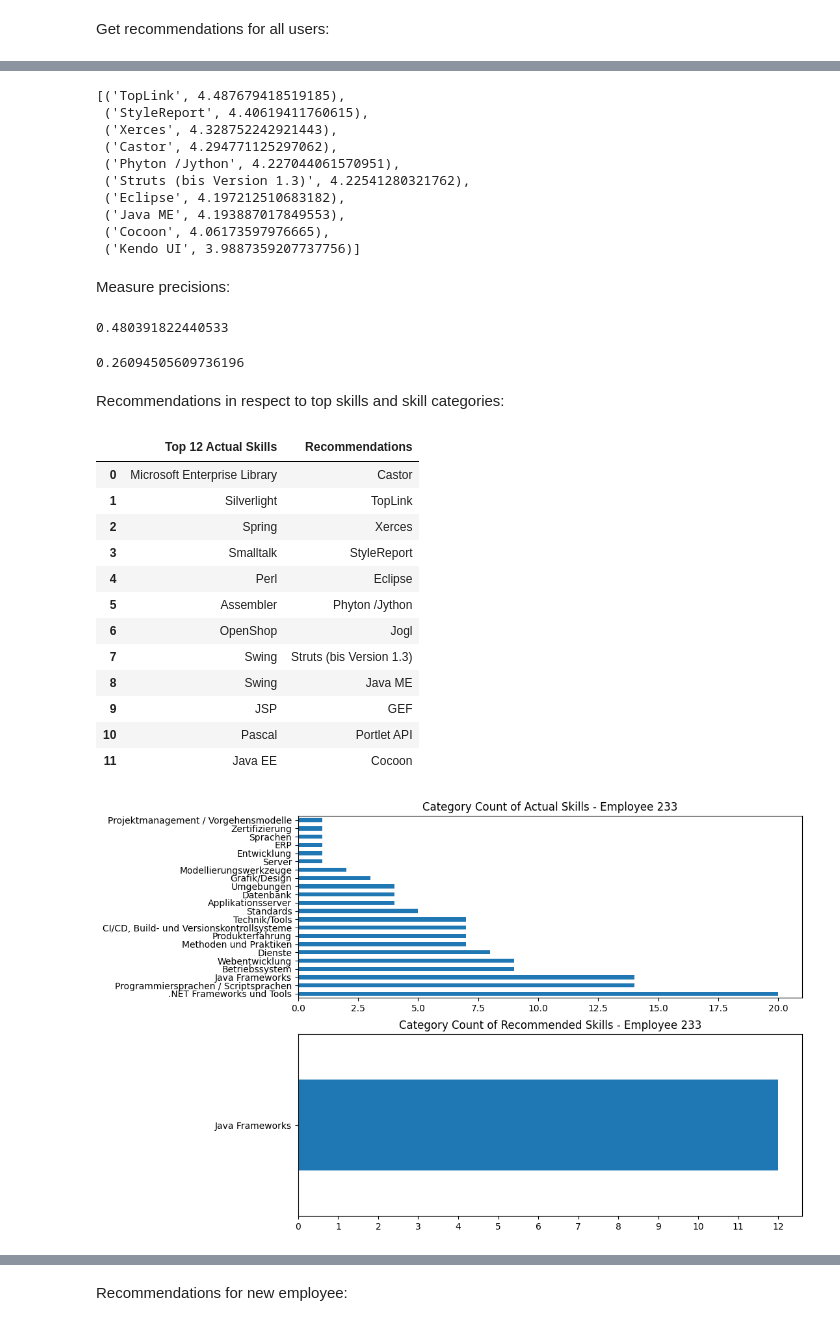
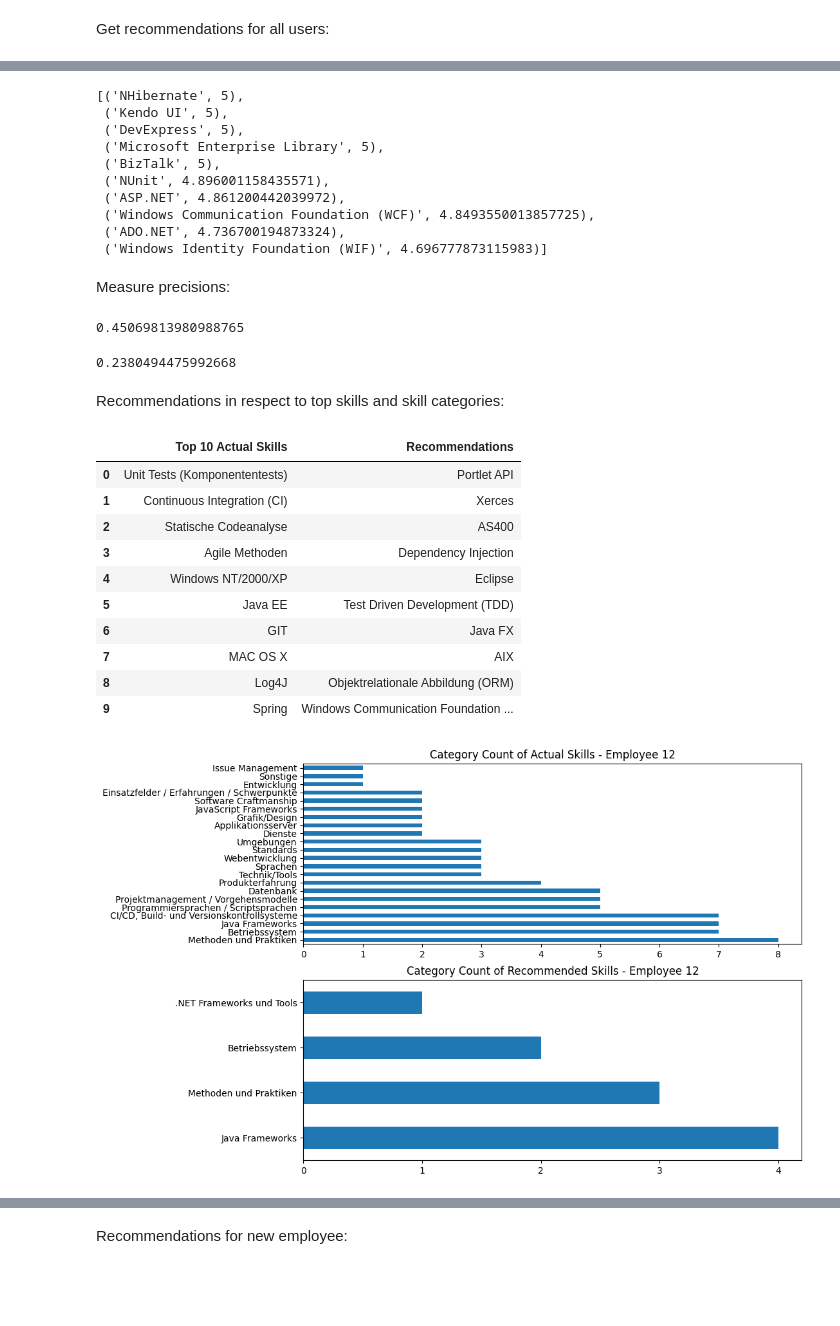
Before and after one commit to maximizer36/DS_AP, a Jupyter notebook: AP_Rated_Approach.ipynb, the cells around one changed output, grey strips where cells are left out. Drawn from its saved outputs; the diff is of its cells as text; code cells hidden in the pictures; blank space fills up the shorter version.

```diff
--- a/AP_Rated_Approach.ipynb
+++ b/AP_Rated_Approach.ipynb
@@ -271,7 +321,7 @@ results
 Select best performing model and fit it on full data:
 # %%
 #model = NMF(n_factors= 40, n_epochs = 120, biased = False, random_state= 1)
-#model = SVDpp(n_factors = 40, n_epochs= 60, random_state=1)
-model = best_model_dict[results.iloc[results["rmse_mean"].idxmin()]["name"]]
+model = SVD(n_factors = 40, n_epochs = 1000, biased = False, random_state = 1)
+# model = best_model_dict[results.iloc[results["rmse_mean"].idxmin()]["name"]]
 trainset = data.build_full_trainset()
 model.fit(trainset)
@@ -311,4 +350,4 @@ results_2
 # %%
-model = best_model_dict_2["SVD"]
-trainset = data.build_full_trainset()
-model.fit(trainset)
+# model = best_model_dict_2["SVD"]
+# trainset = data.build_full_trainset()
+# model.fit(trainset)
@@ -388,18 +425,18 @@ get_recommendations(preds,10)
 def get_recoms_for_employee(emp_id,n):
     return get_top_n(preds, n)[emp_id]
 # %%
-get_recoms_for_employee(233,10)
+get_recoms_for_employee(13,10)
 # %% [output]
-[('TopLink', 4.487679418519185),
- ('StyleReport', 4.40619411760615),
- ('Xerces', 4.328752242921443),
- ('Castor', 4.294771125297062),
- ('Phyton /Jython', 4.227044061570951),
- ('Struts (bis Version 1.3)', 4.22541280321762),
- ('Eclipse', 4.197212510683182),
- ('Java ME', 4.193887017849553),
- ('Cocoon', 4.06173597976665),
- ('Kendo UI', 3.9887359207737756)]
+[('NHibernate', 5),
+ ('Kendo UI', 5),
+ ('DevExpress', 5),
+ ('Microsoft Enterprise Library', 5),
+ ('BizTalk', 5),
+ ('NUnit', 4.896001158435571),
+ ('ASP.NET', 4.861200442039972),
+ ('Windows Communication Foundation (WCF)', 4.8493550013857725),
+ ('ADO.NET', 4.736700194873324),
+ ('Windows Identity Foundation (WIF)', 4.696777873115983)]
 # %%
 # def get_recoms_for_employee_2(emp_id,n):
 #     df_subset = df_rated[df_rated["person"] == 233]
@@ -464,11 +501,11 @@ def weighted_precision_at_k(k,holdout,recommendations):
 # %%
 precision_at_k(10,holdout,get_recommendations(preds,10))
 # %% [output]
-0.480391822440533
+0.45069813980988765
 # %%
 weighted_precision_at_k(10,holdout,get_recommendations(preds,10))
 # %% [output]
-0.26094505609736196
+0.2380494475992668
 # %% [markdown]
 Recommendations in respect to top skills and skill categories:
 # %%
@@ -498,19 +535,17 @@ def evaluate_employee_recoms(emp_id,n):
     return_table.columns = ["Top " + str(n) + " Actual Skills","Recommendations"]
     return return_table
 # %%
-evaluate_employee_recoms(233,12)
+evaluate_employee_recoms(12,10)
 # %% [output]
-|  | Top 12 Actual Skills | Recommendations |
-| 0 | Microsoft Enterprise Library | Castor |
-| 1 | Silverlight | TopLink |
-| 2 | Spring | Xerces |
-| 3 | Smalltalk | StyleReport |
-| 4 | Perl | Eclipse |
-| 5 | Assembler | Phyton /Jython |
-| 6 | OpenShop | Jogl |
-| 7 | Swing | Struts (bis Version 1.3) |
-| 8 | Swing | Java ME |
-| 9 | JSP | GEF |
-| 10 | Pascal | Portlet API |
-| 11 | Java EE | Cocoon |
+|  | Top 10 Actual Skills | Recommendations |
+| 0 | Unit Tests (Komponententests) | Portlet API |
+| 1 | Continuous Integration (CI) | Xerces |
+| 2 | Statische Codeanalyse | AS400 |
+| 3 | Agile Methoden | Dependency Injection |
+| 4 | Windows NT/2000/XP | Eclipse |
+| 5 | Java EE | Test Driven Development (TDD) |
+| 6 | GIT | Java FX |
+| 7 | MAC OS X | AIX |
+| 8 | Log4J | Objektrelationale Abbildung (ORM) |
+| 9 | Spring | Windows Communication Foundation ... |
-[figure, old version]
+[figure, new version]
```
Also changed, not shown: parts of 54 cells of this notebook, 3 other files.
